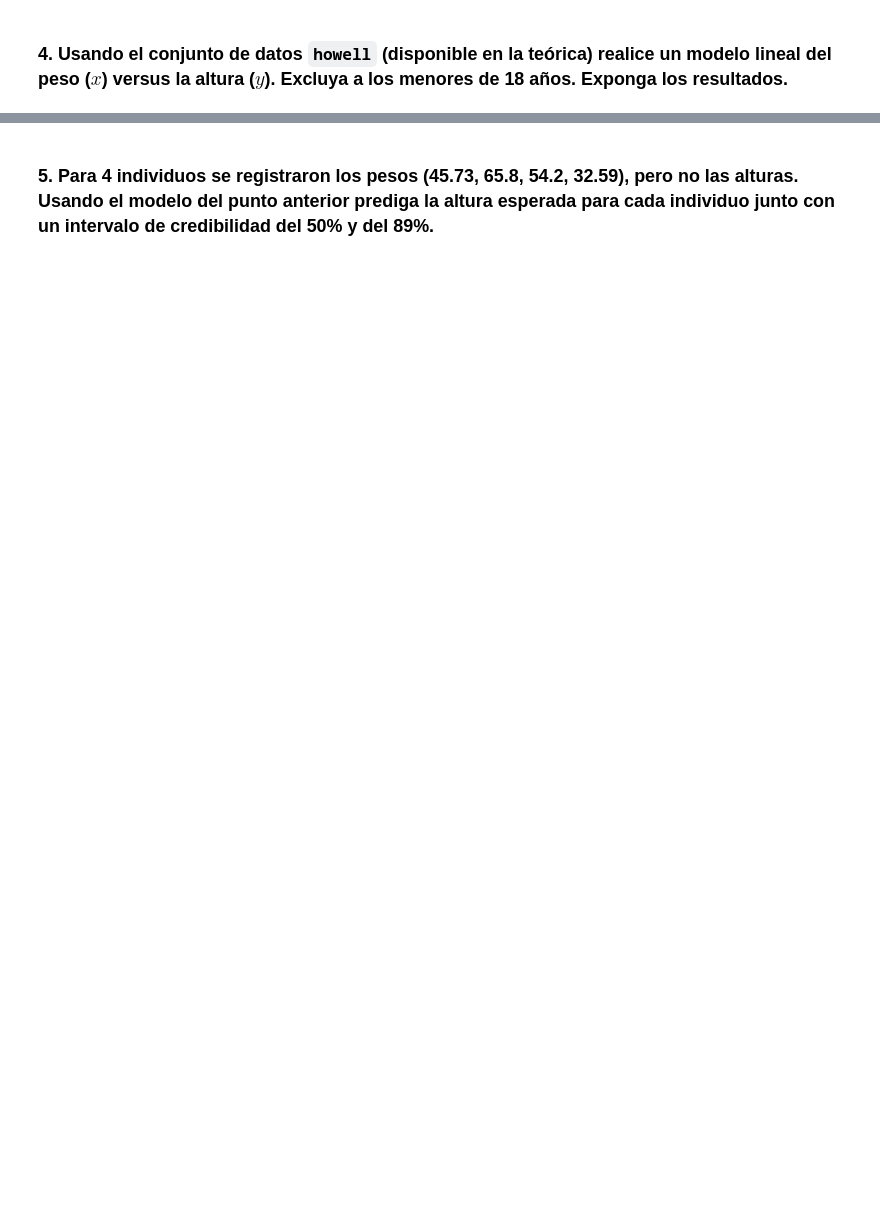
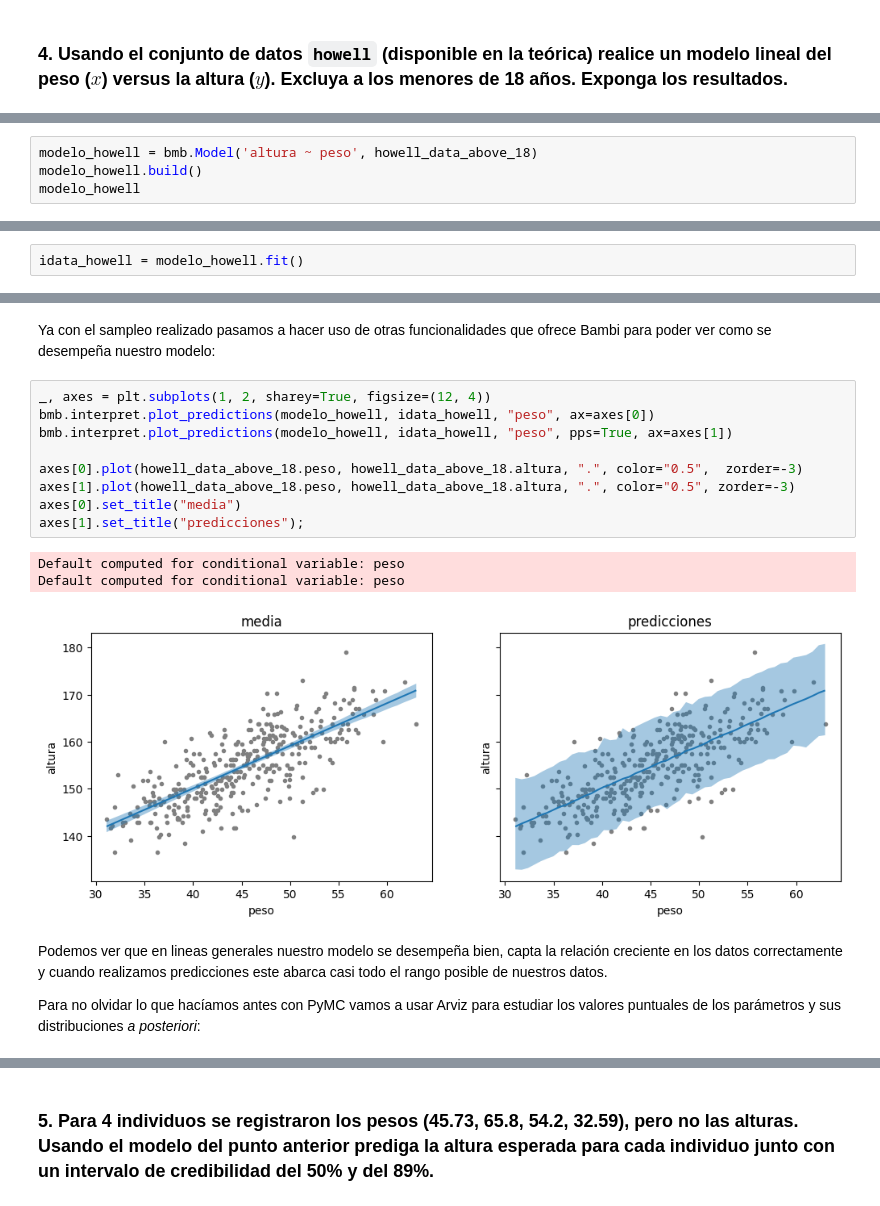
Before and after one commit to Gerardo1909/EEI2_ejercicios, a Jupyter notebook: ejercicios/modulo5.ipynb, the cells around one changed output, grey strips where cells are left out. Saved outputs shown, nothing was run; the diff lists cells and outputs as text; blank space fills up the shorter version.

Commit message:
tarea(modulo5): Se agregan respuestas completas de todos los ejercicios del módulo.

```diff
--- a/ejercicios/modulo5.ipynb
+++ b/ejercicios/modulo5.ipynb
@@ -38,0 +83,4 @@ $$\epsilon \sim HalfNormal(25)$$
+# %%
+modelo_howell = bmb.Model('altura ~ peso', howell_data_above_18)
+modelo_howell.build()
+modelo_howell
@@ -38,0 +112,2 @@ $$\epsilon \sim HalfNormal(25)$$
+# %%
+idata_howell = modelo_howell.fit()
@@ -38,0 +121,19 @@ $$\epsilon \sim HalfNormal(25)$$
+# %% [markdown]
+Ya con el sampleo realizado pasamos a hacer uso de otras funcionalidades que ofrece Bambi para poder ver como se desempeña nuestro modelo:
+# %%
+_, axes = plt.subplots(1, 2, sharey=True, figsize=(12, 4))
+bmb.interpret.plot_predictions(modelo_howell, idata_howell, "peso", ax=axes[0])
+bmb.interpret.plot_predictions(modelo_howell, idata_howell, "peso", pps=True, ax=axes[1])
+
+axes[0].plot(howell_data_above_18.peso, howell_data_above_18.altura, ".", color="0.5",  zorder=-3)
+axes[1].plot(howell_data_above_18.peso, howell_data_above_18.altura, ".", color="0.5", zorder=-3)
+axes[0].set_title("media")
+axes[1].set_title("predicciones");
+# %% [output]
+Default computed for conditional variable: peso
+Default computed for conditional variable: peso
+[figure, added]
+# %% [markdown]
+Podemos ver que en lineas generales nuestro modelo se desempeña bien, capta la relación creciente en los datos correctamente y cuando realizamos predicciones este abarca casi todo el rango posible de nuestros datos.
+
+Para no olvidar lo que hacíamos antes con PyMC vamos a usar Arviz para estudiar los valores puntuales de los parámetros y sus distribuciones *a posteriori*:
```
Also changed, not shown: parts of 90 cells of this notebook.
